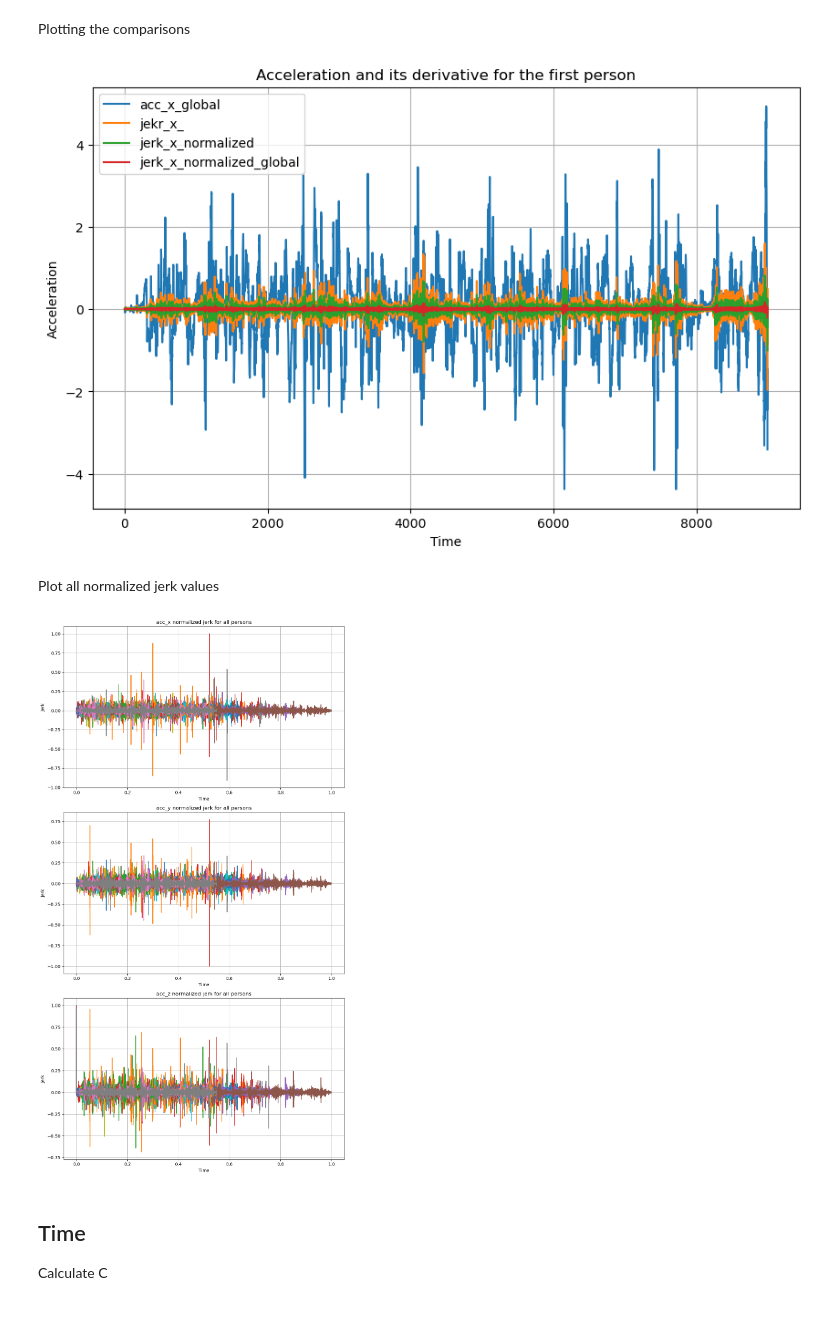
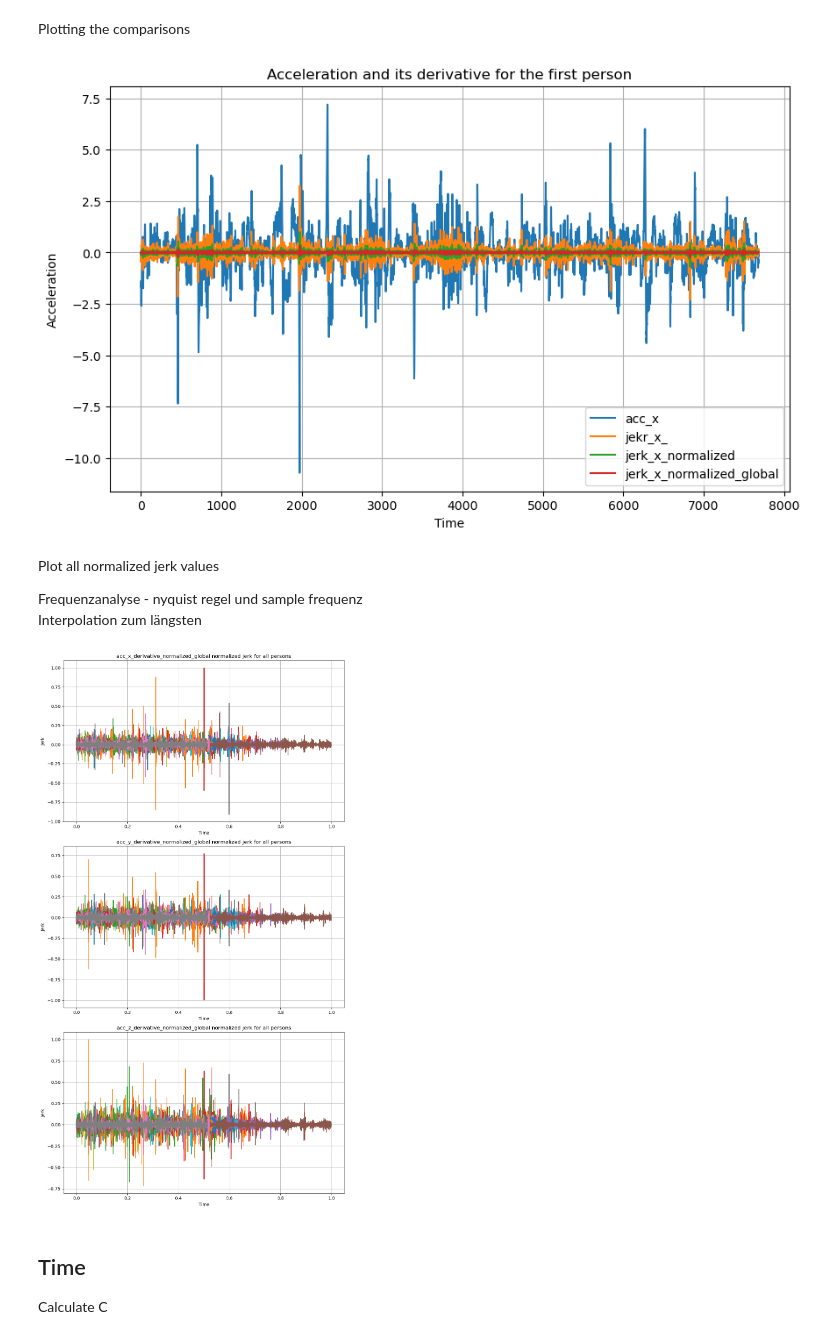
Before and after one commit to doertiboy/MasterStudy, a Jupyter notebook: Acceleration.ipynb, the cells around one changed output. Saved outputs shown, nothing was run; the diff lists cells and outputs as text; code cells hidden in the pictures.

```diff
--- a/Acceleration.ipynb
+++ b/Acceleration.ipynb
@@ -216,28 +216,32 @@ for person_name in acc_dict:
 # %% [markdown]
 Plotting the comparisons
 # %%
-first_person_acc = acc_dict[person_names[0]]
+first_person_acc = acc_dict[person_names[2]]
+second_person_acc = acc_dict[person_names[1]]
 
 plt.figure(figsize=(10, 6))
-plt.plot(first_person_acc['time'], first_person_acc['acc_x_global'], label='acc_x_global')
+plt.plot(first_person_acc['time'], first_person_acc['acc_x_global'], label='acc_x')
 plt.plot(first_person_acc['time'], first_person_acc['acc_x_derivative'], label='jekr_x_')
 plt.plot(first_person_acc['time'], first_person_acc['acc_x_derivative_normalized'], label='jerk_x_normalized')
 plt.plot(first_person_acc['time'], first_person_acc['acc_x_derivative_normalized_global'], label='jerk_x_normalized_global')
 plt.xlabel('Time')
 plt.ylabel('Acceleration')
 plt.title('Acceleration and its derivative for the first person')
 plt.legend()
 plt.grid(True)
 plt.show()
 # %% [output]
-[figure, old version]
+[figure, new version]
 # %% [markdown]
 Plot all normalized jerk values
+
+Frequenzanalyse - nyquist regel und sample frequenz <br>
+Interpolation zum längsten
 # %%
 num_axes = 3
 fig, axs = plt.subplots(num_axes, 1, figsize=(10, 18))
 
-for i, axis in enumerate(['acc_x', 'acc_y', 'acc_z']):
+for i, axis in enumerate(['acc_x_derivative_normalized_global', 'acc_y_derivative_normalized_global', 'acc_z_derivative_normalized_global']):
     axs[i].set_title(f'{axis} normalized jerk for all persons')
     axs[i].set_xlabel('Time')
     axs[i].set_ylabel('Jerk')
@@ -245,12 +249,12 @@ for i, axis in enumerate(['acc_x', 'acc_y', 'acc_z']):
 
     for person_name in person_names:
         person_data = acc_dict[person_name]
-        axs[i].plot(person_data['time_normalized'], person_data[f'{axis}_derivative_normalized_global'], label=f'{person_name} jerk_{axis}_normalized')
+        axs[i].plot(person_data['time_normalized'], person_data[f'{axis}'], label=f'{person_name} jerk_{axis}_normalized')
 
 plt.tight_layout()
 plt.show()
 # %% [output]
-[figure, old version]
+[figure, new version]
 # %% [markdown]
 ## Time
 Calculate C
```
Also changed, not shown: parts of 5 cells of this notebook, 23 other files.
